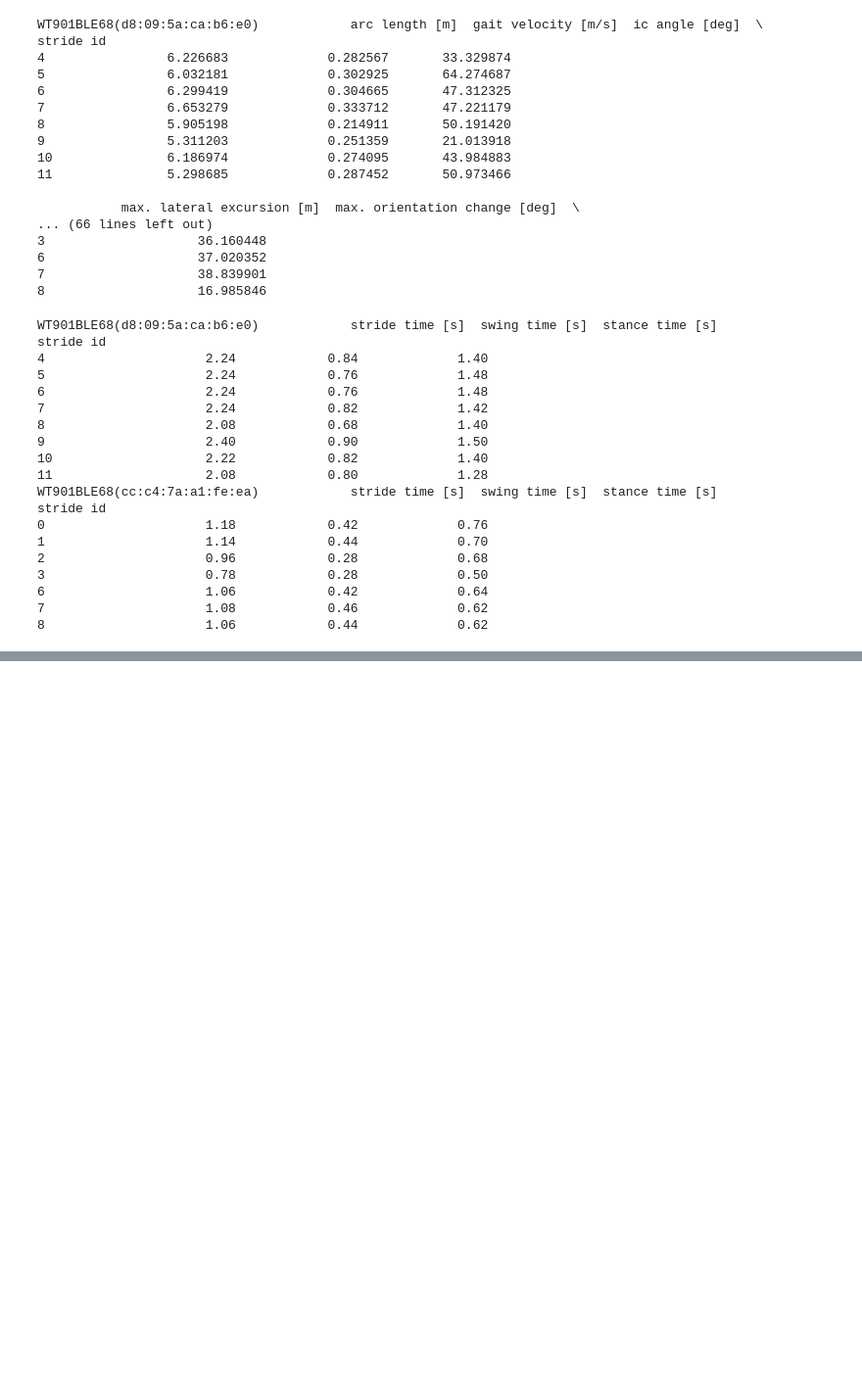
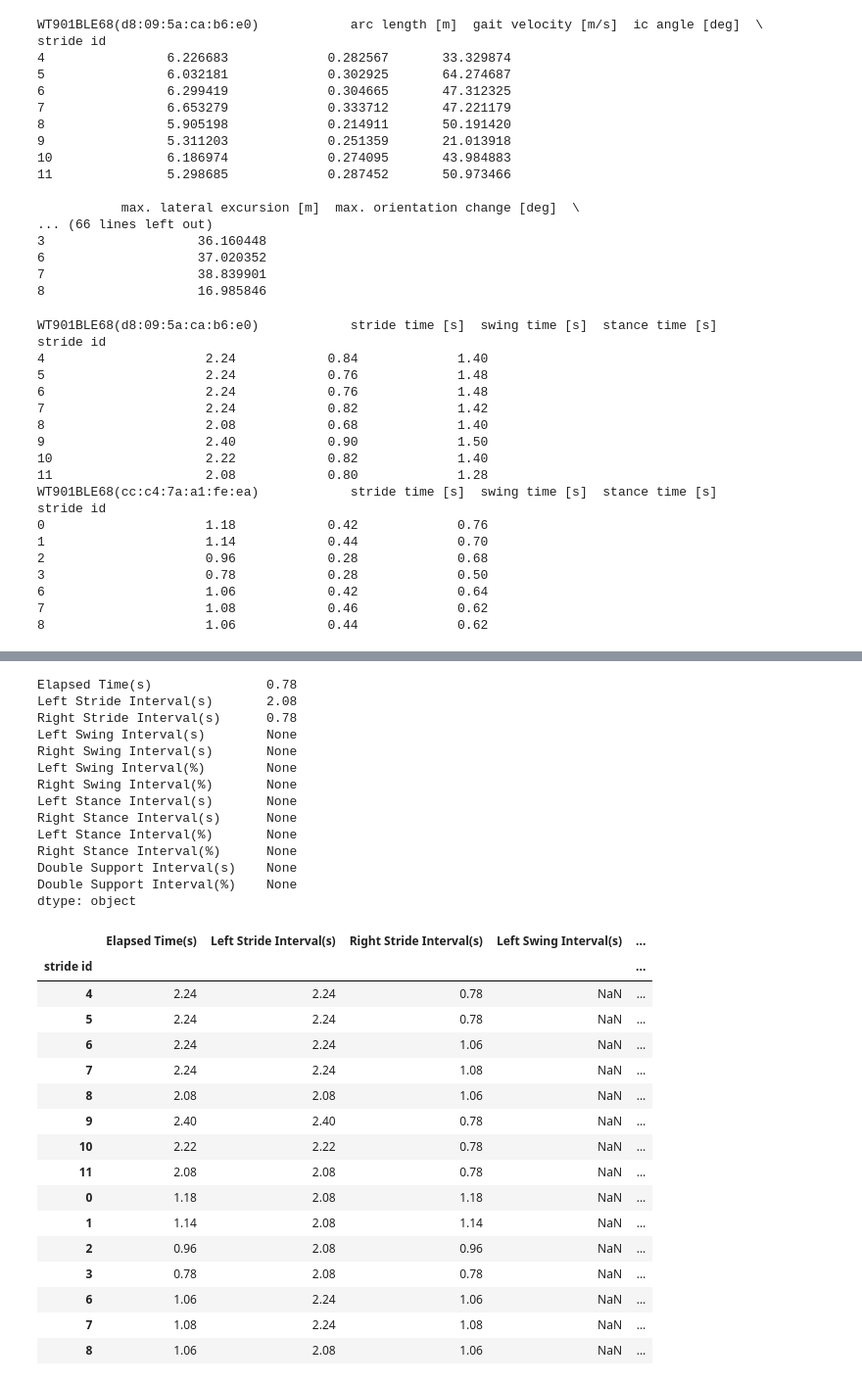
Before and after one commit to sanjeevini178/nddcnn, a Jupyter notebook: pipeline.ipynb, the cells around one changed output, grey strips where cells are left out. Shown at 98% size. Saved outputs shown, nothing was run; the diff lists cells and outputs as text; code cells hidden in the pictures; blank space fills up the shorter version.

```diff
--- a/pipeline.ipynb
+++ b/pipeline.ipynb
@@ -400,0 +405,5 @@ stride id
+# %%
+y = list(x)
+# %%
+temporal_left = y[0]
+temporal_right = y[1]
@@ -400,0 +435,2 @@ stride id
+# %%
+temporal = pd.concat([temporal_left, temporal_right])
@@ -400,0 +442,53 @@ stride id
+# %%
+columns = ['Elapsed Time(s)', 'Left Stride Interval(s)', 'Right Stride Interval(s)',
+           'Left Swing Interval(s)', 'Right Swing Interval(s)',
+           'Left Swing Interval(%)', 'Right Swing Interval(%)',
+           'Left Stance Interval(s)', 'Right Stance Interval(s)',
+           'Left Stance Interval(%)', 'Right Stance Interval(%)',
+           'Double Support Interval(s)', 'Double Support Interval(%)']
+
+# Create an empty DataFrame with the defined columns
+result_df = pd.DataFrame(columns=columns)
+# %%
+result_df['Elapsed Time(s)'] = temporal['stride time [s]']
+
+# Derive required features
+result_df['Left Stride Interval(s)'] = temporal_left['stride time [s]']
+result_df['Right Stride Interval(s)'] = temporal_right['stride time [s]']
+
+d = result_df.min()
+print(d)
+result_df.iloc[:,:3] = result_df.iloc[:,:3].fillna(d)
+result_df
+# %% [output]
+Elapsed Time(s)               0.78
+Left Stride Interval(s)       2.08
+Right Stride Interval(s)      0.78
+Left Swing Interval(s)        None
+Right Swing Interval(s)       None
+Left Swing Interval(%)        None
+Right Swing Interval(%)       None
+Left Stance Interval(s)       None
+Right Stance Interval(s)      None
+Left Stance Interval(%)       None
+Right Stance Interval(%)      None
+Double Support Interval(s)    None
+Double Support Interval(%)    None
+dtype: object
+|  | Elapsed Time(s) | Left Stride Interval(s) | Right Stride Interval(s) | Left Swing Interval(s) | ... |
+| stride id |  |  |  |  | ... |
+| 4 | 2.24 | 2.24 | 0.78 | NaN | ... |
+| 5 | 2.24 | 2.24 | 0.78 | NaN | ... |
+| 6 | 2.24 | 2.24 | 1.06 | NaN | ... |
+| 7 | 2.24 | 2.24 | 1.08 | NaN | ... |
+| 8 | 2.08 | 2.08 | 1.06 | NaN | ... |
+| 9 | 2.40 | 2.40 | 0.78 | NaN | ... |
+| 10 | 2.22 | 2.22 | 0.78 | NaN | ... |
+| 11 | 2.08 | 2.08 | 0.78 | NaN | ... |
+| 0 | 1.18 | 2.08 | 1.18 | NaN | ... |
+| 1 | 1.14 | 2.08 | 1.14 | NaN | ... |
+| 2 | 0.96 | 2.08 | 0.96 | NaN | ... |
+| 3 | 0.78 | 2.08 | 0.78 | NaN | ... |
+| 6 | 1.06 | 2.24 | 1.06 | NaN | ... |
+| 7 | 1.08 | 2.24 | 1.08 | NaN | ... |
+| 8 | 1.06 | 2.08 | 1.06 | NaN | ... |
```
Also changed, not shown: parts of 11 cells of this notebook, 5 other files.
